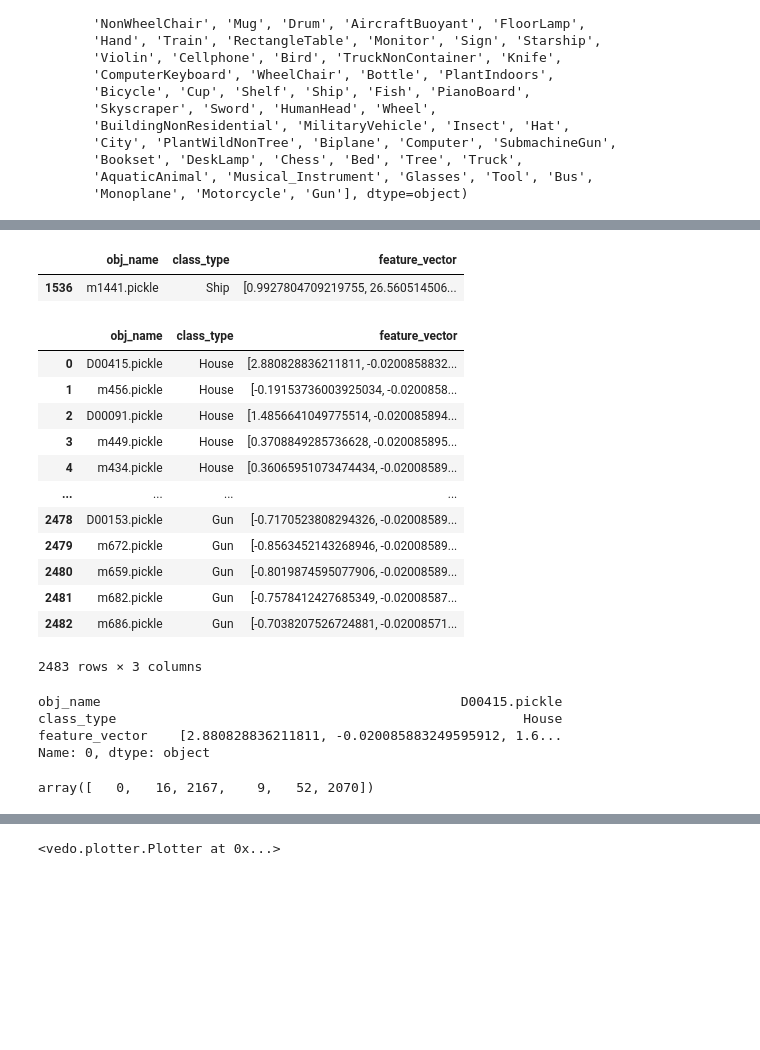
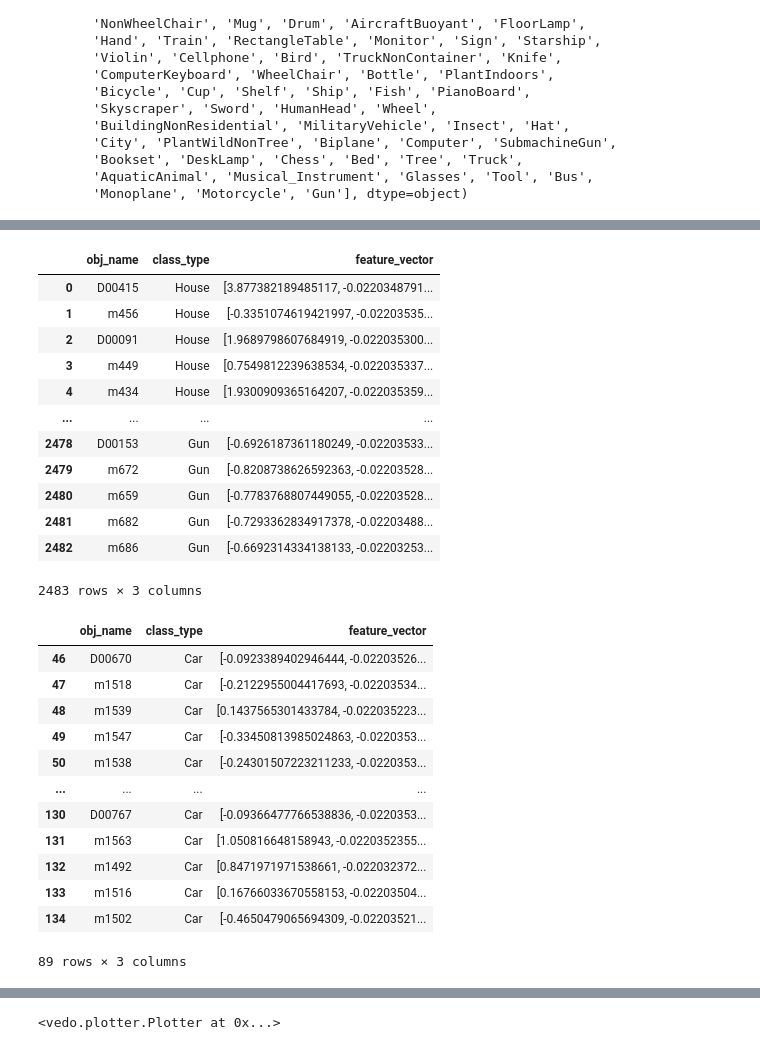
Before and after one commit to Tron404/MR_Project, a Jupyter notebook: dist.ipynb, the cells around one changed output, grey strips where cells are left out. Cells and saved outputs as stored; diff of their text form; code cells hidden in the pictures; blank space fills up the shorter version.

```diff
--- a/dist.ipynb
+++ b/dist.ipynb
@@ -3,7 +3,7 @@ from distance import *
 import os
 import pickle
 
-path_features = f"../ShapeDatabase_INFOMR_features"
+path_features = f"../ShapeDatabase_INFOMR_norm1_features"
 class_types = os.listdir(path_features)
 class_types = [class_type for class_type in class_types if os.path.isdir(path_features + "/" + class_type) and class_type != ".git"]
 
@@ -18,13 +18,13 @@ for class_type in class_types:
         path = os.path.join(path_class_features, obj_feature)
         feature_vector = pickle.load(open(path, "rb"))
 
-        feature_vectors["obj_name"] += [obj_feature]
+        feature_vectors["obj_name"] += [obj_feature.removesuffix(".pickle")]
         feature_vectors["class_type"] += [class_type]
         feature_vectors["feature_vector"] += [feature_vector["feature_vector"]]
 # %%
 import pandas as pd
 
-num_bins = 50
+num_bins = 150
 fv_df = pd.DataFrame(feature_vectors)
 fv_orig = np.asarray(pd.DataFrame(feature_vectors)["feature_vector"].tolist())
-fv = feature_normalization(fv_orig, num_bins=50)
+fv = feature_normalization(fv_orig, num_bins=num_bins)
@@ -119,41 +101,35 @@ kde_plot_feature(feature_class_dict["House"]["a3"])
-# %%
-fv_df[fv_df["obj_name"] == "m1441.pickle"]
-# %% [output]
-|  | obj_name | class_type | feature_vector |
-| 1536 | m1441.pickle | Ship | [0.9927804709219755, 26.560514506... |
 # %%
 fv_df["feature_vector"] = fv.tolist()
 fv_df["feature_vector"] = fv_df["feature_vector"].apply(np.asarray)
-fv_df.to_pickle("../ShapeDatabase_INFOMR_features/feature_vector_df_normalized.pickle")
+fv_df.to_pickle("../ShapeDatabase_INFOMR_norm1_features/feature_vector_df_normalized.pickle")
 fv_df
 # %% [output]
 |  | obj_name | class_type | feature_vector |
-| 0 | D00415.pickle | House | [2.880828836211811, -0.0200858832... |
-| 1 | m456.pickle | House | [-0.19153736003925034, -0.0200858... |
-| 2 | D00091.pickle | House | [1.4856641049775514, -0.020085894... |
-| 3 | m449.pickle | House | [0.3708849285736628, -0.020085895... |
-| 4 | m434.pickle | House | [0.36065951073474434, -0.02008589... |
+| 0 | D00415 | House | [3.877382189485117, -0.0220348791... |
+| 1 | m456 | House | [-0.3351074619421997, -0.02203535... |
+| 2 | D00091 | House | [1.9689798607684919, -0.022035300... |
+| 3 | m449 | House | [0.7549812239638534, -0.022035337... |
+| 4 | m434 | House | [1.9300909365164207, -0.022035359... |
 | ... | ... | ... | ... |
-| 2478 | D00153.pickle | Gun | [-0.7170523808294326, -0.02008589... |
-| 2479 | m672.pickle | Gun | [-0.8563452143268946, -0.02008589... |
-| 2480 | m659.pickle | Gun | [-0.8019874595077906, -0.02008589... |
-| 2481 | m682.pickle | Gun | [-0.7578412427685349, -0.02008587... |
-| 2482 | m686.pickle | Gun | [-0.7038207526724881, -0.02008571... |
+| 2478 | D00153 | Gun | [-0.6926187361180249, -0.02203533... |
+| 2479 | m672 | Gun | [-0.8208738626592363, -0.02203528... |
+| 2480 | m659 | Gun | [-0.7783768807449055, -0.02203528... |
+| 2481 | m682 | Gun | [-0.7293362834917378, -0.02203488... |
+| 2482 | m686 | Gun | [-0.6692314334138133, -0.02203253... |
 2483 rows × 3 columns
-# %%
-query_idx = 0
-fv_df.iloc[query_idx]
-# %% [output]
-obj_name                                              D00415.pickle
-class_type                                                    House
-feature_vector    [2.880828836211811, -0.020085883249595912, 1.6...
-Name: 0, dtype: object
-# %%
-dists = []
-for v in fv[:]:
-    dists += [distance(fv[query_idx], v, 50, np.ones(11))]
-
-dists_idx = np.argsort(dists)[:6]
-dists_idx
-# %% [output]
-array([   0,   16, 2167,    9,   52, 2070])
+# %%
+fv_df[fv_df["class_type"] == "Car"]
+# %% [output]
+|  | obj_name | class_type | feature_vector |
+| 46 | D00670 | Car | [-0.0923389402946444, -0.02203526... |
+| 47 | m1518 | Car | [-0.2122955004417693, -0.02203534... |
+| 48 | m1539 | Car | [0.1437565301433784, -0.022035223... |
+| 49 | m1547 | Car | [-0.33450813985024863, -0.0220353... |
+| 50 | m1538 | Car | [-0.24301507223211233, -0.0220353... |
+| ... | ... | ... | ... |
+| 130 | D00767 | Car | [-0.09366477766538836, -0.0220353... |
+| 131 | m1563 | Car | [1.050816648158943, -0.0220352355... |
+| 132 | m1492 | Car | [0.8471971971538661, -0.022032372... |
+| 133 | m1516 | Car | [0.16766033670558153, -0.02203504... |
+| 134 | m1502 | Car | [-0.4650479065694309, -0.02203521... |
+89 rows × 3 columns
```
Also changed, not shown: parts of 18 cells of this notebook, 14 other files.
